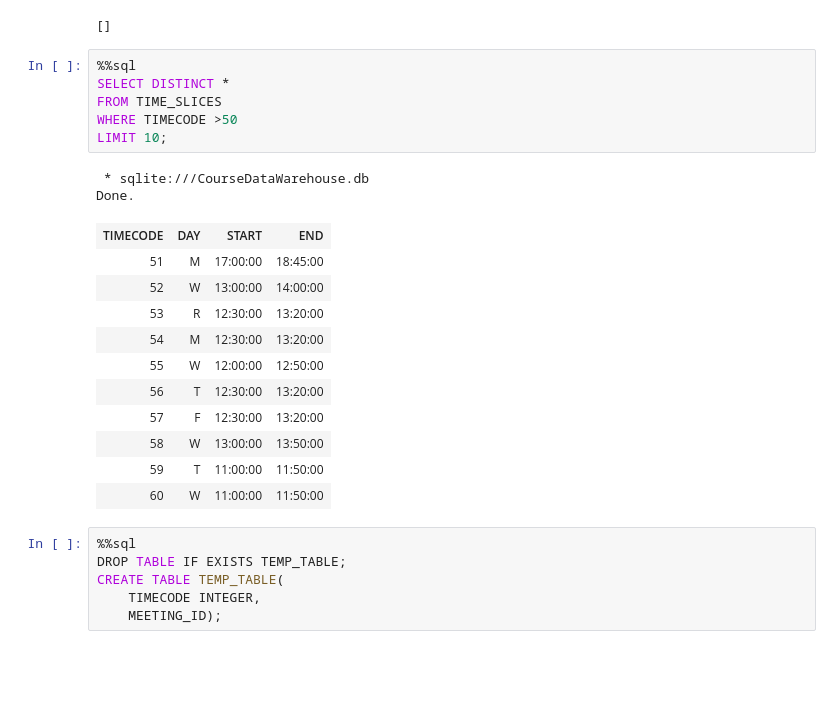
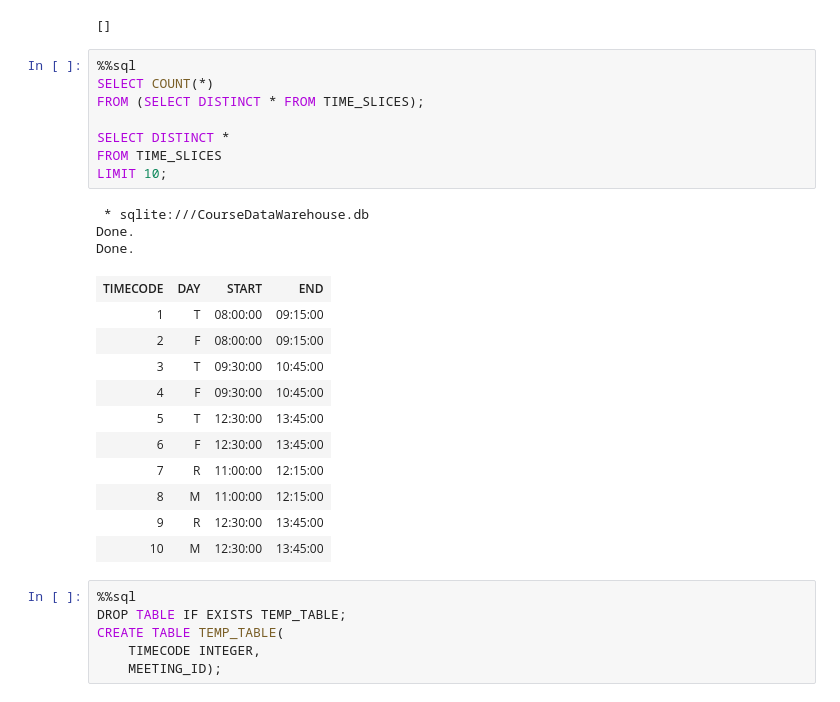
Before and after one commit to fairfield-ba510-spring2020/term-project-sql-distinct, a Jupyter notebook: CourseDataWarehouse.ipynb, the cells around one changed output. Cells and saved outputs as stored; diff of their text form; blank space fills up the shorter version.

```diff
--- a/CourseDataWarehouse.ipynb
+++ b/CourseDataWarehouse.ipynb
@@ -282,24 +282,27 @@ FROM CourseData.COURSE_OFFERINGS
 []
 # %%
 %%sql
+SELECT COUNT(*)
+FROM (SELECT DISTINCT * FROM TIME_SLICES);
+
 SELECT DISTINCT *
 FROM TIME_SLICES
-WHERE TIMECODE >50
 LIMIT 10;
 # %% [output]
  * sqlite:///CourseDataWarehouse.db
 Done.
+Done.
 | TIMECODE | DAY | START | END |
-| 51 | M | 17:00:00 | 18:45:00 |
-| 52 | W | 13:00:00 | 14:00:00 |
-| 53 | R | 12:30:00 | 13:20:00 |
-| 54 | M | 12:30:00 | 13:20:00 |
-| 55 | W | 12:00:00 | 12:50:00 |
-| 56 | T | 12:30:00 | 13:20:00 |
-| 57 | F | 12:30:00 | 13:20:00 |
-| 58 | W | 13:00:00 | 13:50:00 |
-| 59 | T | 11:00:00 | 11:50:00 |
-| 60 | W | 11:00:00 | 11:50:00 |
+| 1 | T | 08:00:00 | 09:15:00 |
+| 2 | F | 08:00:00 | 09:15:00 |
+| 3 | T | 09:30:00 | 10:45:00 |
+| 4 | F | 09:30:00 | 10:45:00 |
+| 5 | T | 12:30:00 | 13:45:00 |
+| 6 | F | 12:30:00 | 13:45:00 |
+| 7 | R | 11:00:00 | 12:15:00 |
+| 8 | M | 11:00:00 | 12:15:00 |
+| 9 | R | 12:30:00 | 13:45:00 |
+| 10 | M | 12:30:00 | 13:45:00 |
 # %%
 %%sql
 DROP TABLE IF EXISTS TEMP_TABLE;
```
Also changed, not shown: parts of 6 cells of this notebook, 3 other files.
